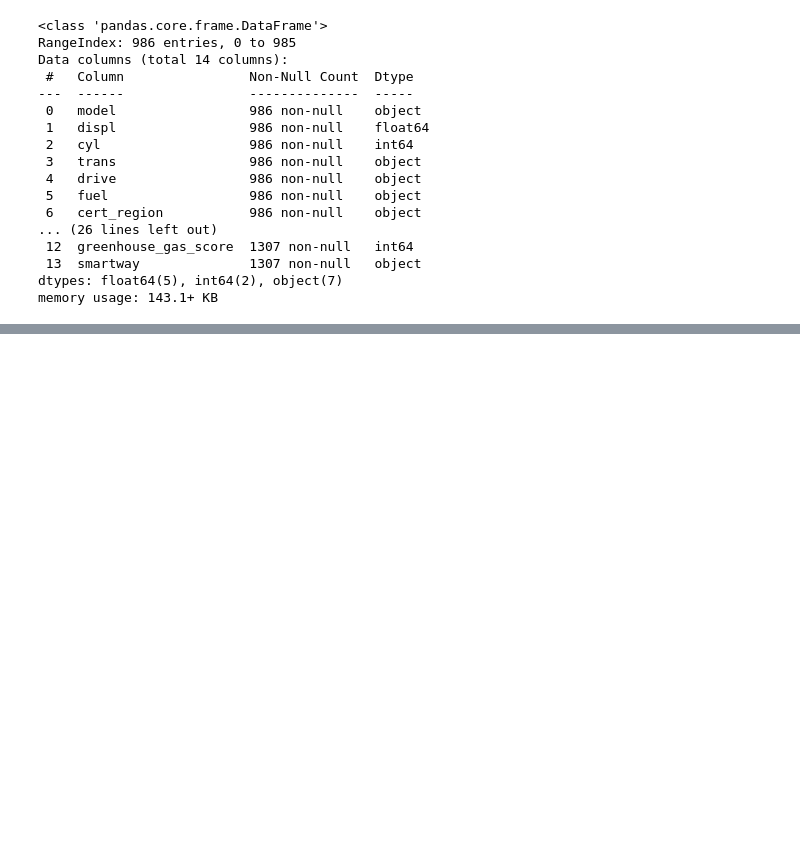
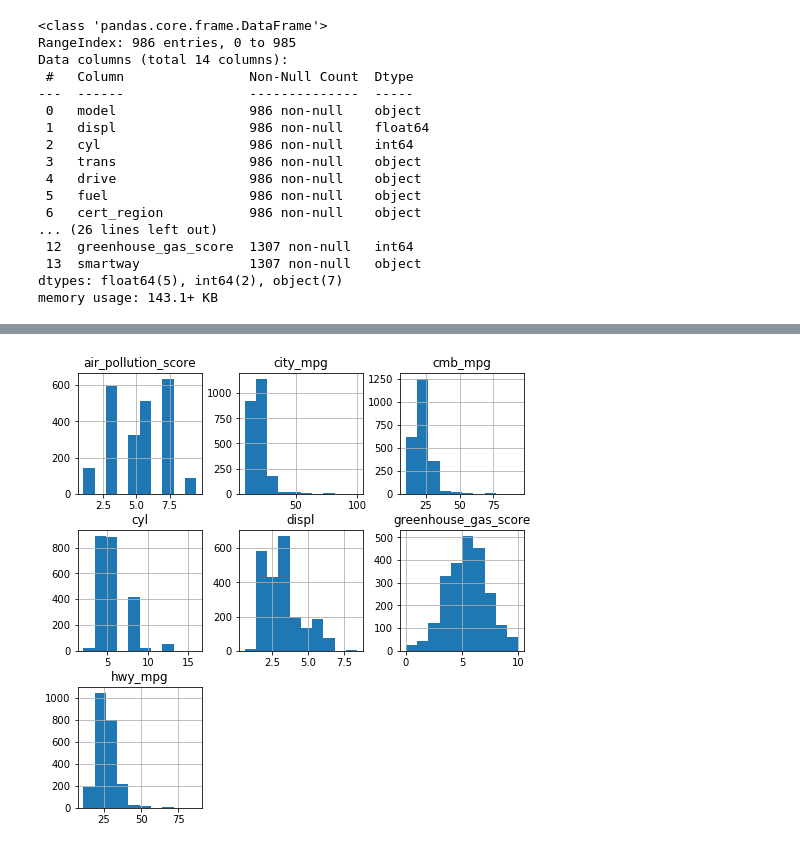
Before and after one commit to Owl-Code/udacity-fuel-economy, a Jupyter notebook: Fuel Economy.ipynb, the cells around one changed output, grey strips where cells are left out. Saved outputs shown, nothing was run; the diff lists cells and outputs as text; code cells hidden in the pictures; blank space fills up the shorter version.

```diff
--- a/Fuel Economy.ipynb
+++ b/Fuel Economy.ipynb
@@ -473,0 +488,4 @@ df_18.to_csv('clean_18.csv', index=False)
+# %%
+df.hist(figsize=(8,8));
+# %% [output]
+[figure, added]
```
Also changed, not shown: parts of 22 cells of this notebook.
